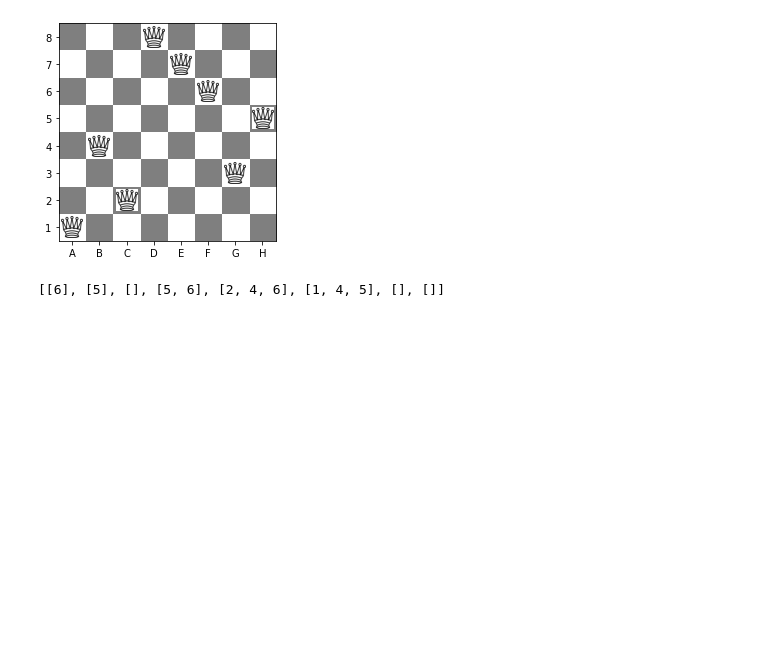
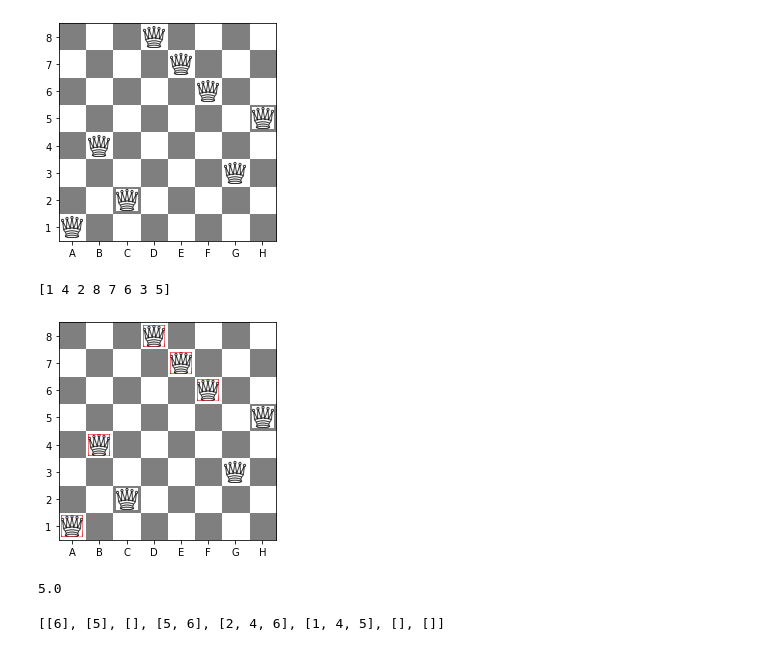
Before and after one commit to JairEsc/Mat_Apl, a Jupyter notebook: MN_Gen_Alg.ipynb, the cells around one changed output. Cells and saved outputs as stored; diff of their text form; code cells hidden in the pictures; blank space fills up the shorter version.

```diff
--- a/MN_Gen_Alg.ipynb
+++ b/MN_Gen_Alg.ipynb
@@ -5,7 +5,7 @@
 import numpy as np
 import matplotlib.pyplot as plt
 # %%
-def aptitud(c):#c es una permutacion de (1,2,...,N)
+def amenazas(c):#c es una permutacion de (1,2,...,N)
     N=len(c)
     #La reina i esta en (i,c[i]).
     num_amenazas=[]
@@ -49,6 +49,45 @@ plt.show()
 # %% [output]
 [1 4 2 8 7 6 3 5]
 [figure]
+# %%
+def print_reinas(N,config,amenazas):
+    nrows, ncols = N,N
+    board = np.zeros((N,N,3))
+    board += 0.5 # "Black" color
+    board[::2, ::2] = 1 # "White" color
+    board[1::2, 1::2] = 1 # "White" color
+    positions =np.array(config)-1
+    #np.random.permutation(range(0,8))
+    print(np.array(positions)+1)
+    positions=positions.tolist()
+    #fila, columna.
+    fig, ax = plt.subplots()
+    ax.imshow(board, interpolation='nearest')
+
+    queen = plt.imread('queen.png')
+    queen_roja = plt.imread('queen_roja.png')
+    extent = np.array([-0.4, 0.4, -0.4, 0.4])
+    for x, y in enumerate(positions):
+        if(len(amenazas[x])>0):
+            ax.imshow(queen_roja, extent=extent + [x, x, y, y])
+        else:
+            ax.imshow(queen, extent=extent + [x, x, y, y])
+    col_labels=['A','B','C','D','E','F','G','H']
+    row_labels=range(1,nrows+1)
+    plt.xticks(range(ncols), col_labels)
+    plt.yticks(range(nrows), row_labels)
+    ax.axis('image')
+
+    plt.show()
+# %%
+print_reinas(8,[1, 4, 2, 8, 7, 6, 3, 5],amenazas([1, 4, 2, 8, 7, 6, 3, 5]))
+# %% [output]
+[1 4 2 8 7 6 3 5]
+[figure, added]
+# %%
+val_aptitud(amenazas([1, 4, 2, 8, 7, 6, 3, 5]))
+# %% [output]
+5.0
 # %%
 print(aptitud([1, 4, 2, 8, 7, 6, 3, 5]))
 def val_aptitud(c):
```
Also changed, not shown: parts of 13 cells of this notebook.
